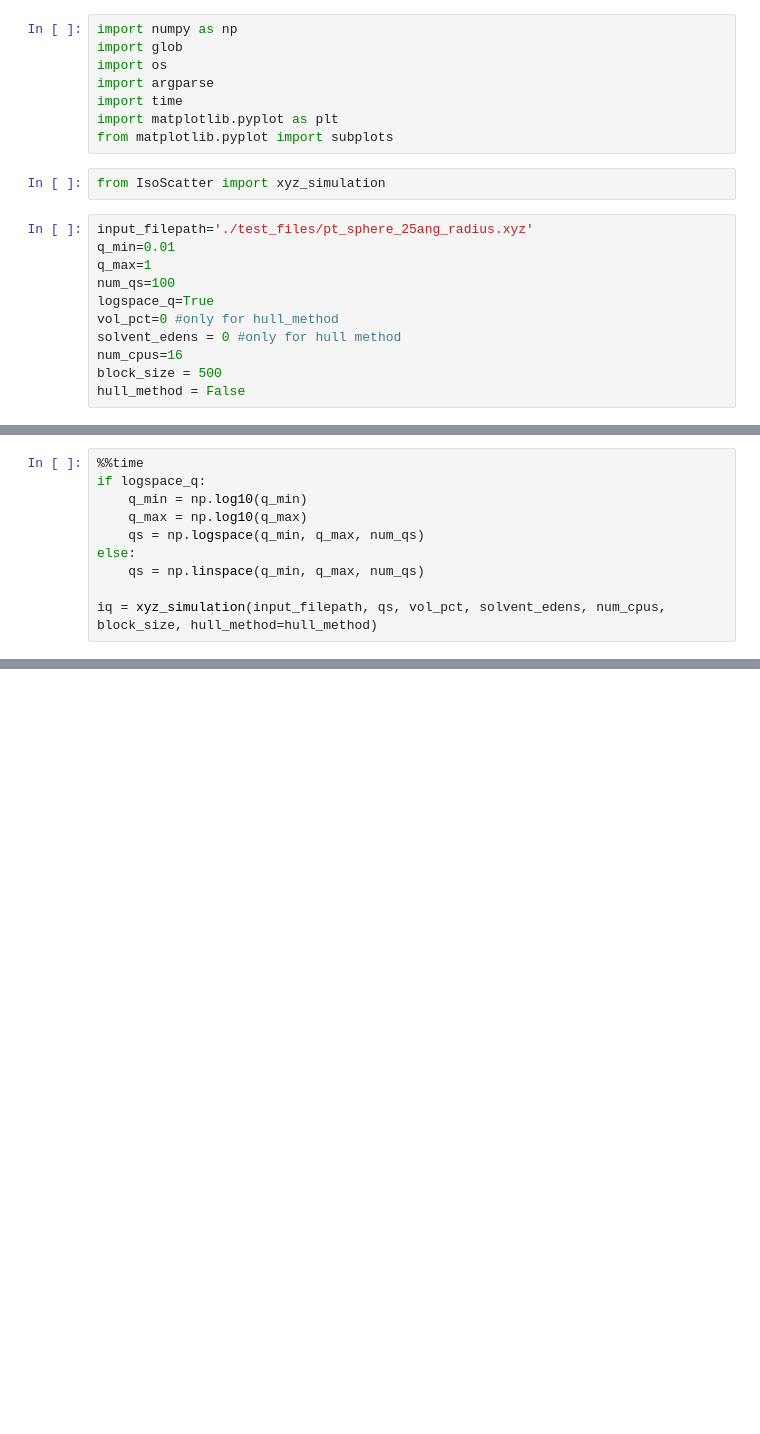
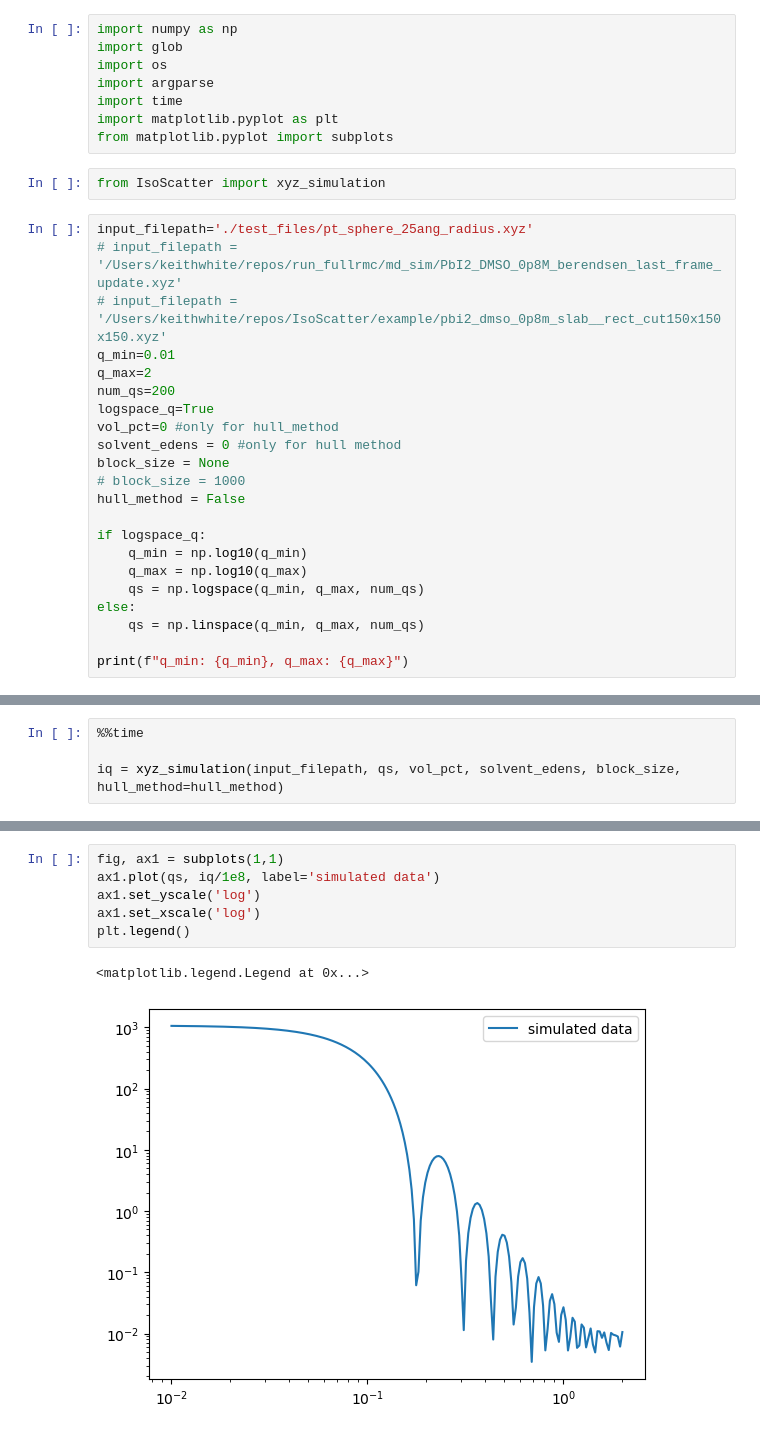
Before and after one commit to tchaney97/IsoScatter, a Jupyter notebook: test_notebook.ipynb, the cells around one changed output, grey strips where cells are left out. Drawn from its saved outputs; the diff is of its cells as text; blank space fills up the shorter version.

```diff
--- a/test_notebook.ipynb
+++ b/test_notebook.ipynb
@@ -10,12 +10,23 @@ from matplotlib.pyplot import subplots
 from IsoScatter import xyz_simulation
 # %%
 input_filepath='./test_files/pt_sphere_25ang_radius.xyz'
+# input_filepath = '/Users/keithwhite/repos/run_fullrmc/md_sim/PbI2_DMSO_0p8M_berendsen_last_frame_update.xyz'
+# input_filepath = '/Users/keithwhite/repos/IsoScatter/example/pbi2_dmso_0p8m_slab__rect_cut150x150x150.xyz'
 q_min=0.01
-q_max=1
-num_qs=100
+q_max=2
+num_qs=200
 logspace_q=True
 vol_pct=0 #only for hull_method
 solvent_edens = 0 #only for hull method
-num_cpus=16
-block_size = 500
+block_size = None
+# block_size = 1000
 hull_method = False
+
+if logspace_q:
+    q_min = np.log10(q_min)
+    q_max = np.log10(q_max)
+    qs = np.logspace(q_min, q_max, num_qs)
+else:
+    qs = np.linspace(q_min, q_max, num_qs)
+
+print(f"q_min: {q_min}, q_max: {q_max}")
@@ -22,10 +35,4 @@ hull_method = False
 # %%
 %%time
-if logspace_q:
-    q_min = np.log10(q_min)
-    q_max = np.log10(q_max)
-    qs = np.logspace(q_min, q_max, num_qs)
-else:
-    qs = np.linspace(q_min, q_max, num_qs)
 
-iq = xyz_simulation(input_filepath, qs, vol_pct, solvent_edens, num_cpus, block_size, hull_method=hull_method)
+iq = xyz_simulation(input_filepath, qs, vol_pct, solvent_edens, block_size, hull_method=hull_method)
@@ -31,0 +45,9 @@ iq = xyz_simulation(input_filepath, qs, vol_pct, solvent_edens, num_cpus, block_
+# %%
+fig, ax1 = subplots(1,1)
+ax1.plot(qs, iq/1e8, label='simulated data')
+ax1.set_yscale('log')
+ax1.set_xscale('log')
+plt.legend()
+# %% [output]
+<matplotlib.legend.Legend at 0x...>
+[figure, added]
```
Also changed, not shown: parts of 5 cells of this notebook, 14 other files.
